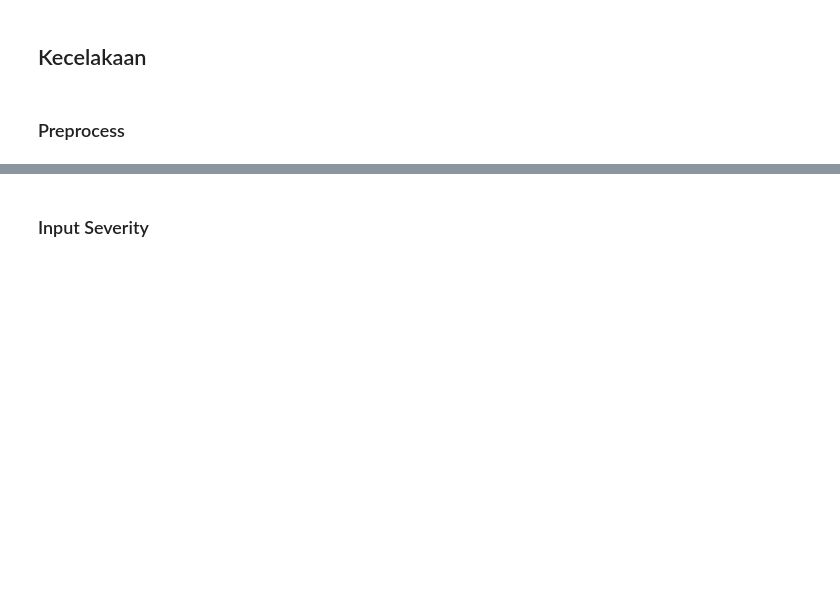
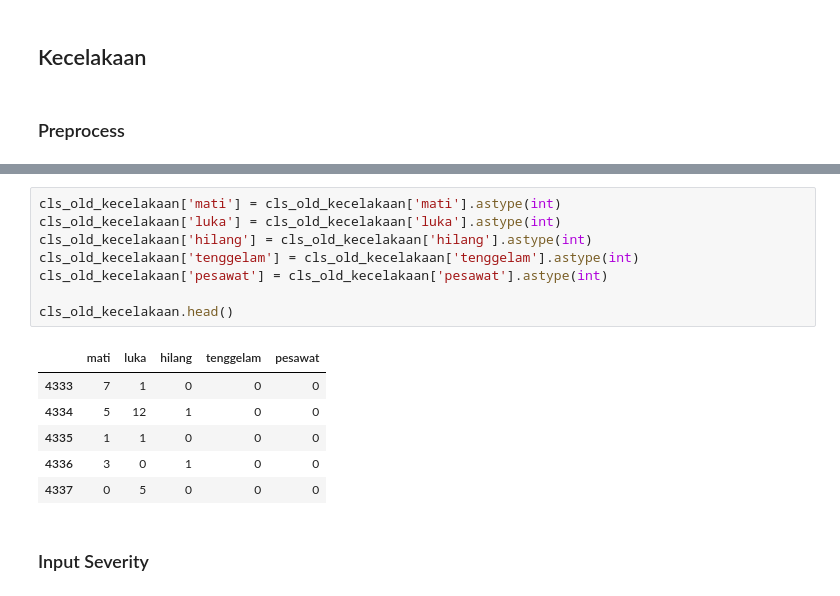
Before and after one commit to alwaysyu/PetaKabar, a Jupyter notebook: compare.ipynb, the cells around one changed output, grey strips where cells are left out. Saved outputs shown, nothing was run; the diff lists cells and outputs as text; blank space fills up the shorter version.

```diff
--- a/compare.ipynb
+++ b/compare.ipynb
@@ -617,2 +625,17 @@ cls_old_kecelakaan.dtypes
+# %%
+cls_old_kecelakaan['mati'] = cls_old_kecelakaan['mati'].astype(int)
+cls_old_kecelakaan['luka'] = cls_old_kecelakaan['luka'].astype(int)
+cls_old_kecelakaan['hilang'] = cls_old_kecelakaan['hilang'].astype(int)
+cls_old_kecelakaan['tenggelam'] = cls_old_kecelakaan['tenggelam'].astype(int)
+cls_old_kecelakaan['pesawat'] = cls_old_kecelakaan['pesawat'].astype(int)
+
+cls_old_kecelakaan.head()
+# %% [output]
+|  | mati | luka | hilang | tenggelam | pesawat |
+| 4333 | 7 | 1 | 0 | 0 | 0 |
+| 4334 | 5 | 12 | 1 | 0 | 0 |
+| 4335 | 1 | 1 | 0 | 0 | 0 |
+| 4336 | 3 | 0 | 1 | 0 | 0 |
+| 4337 | 0 | 5 | 0 | 0 | 0 |
 # %% [markdown]
 ### Input Severity
```
Also changed, not shown: parts of 8 cells of this notebook.
